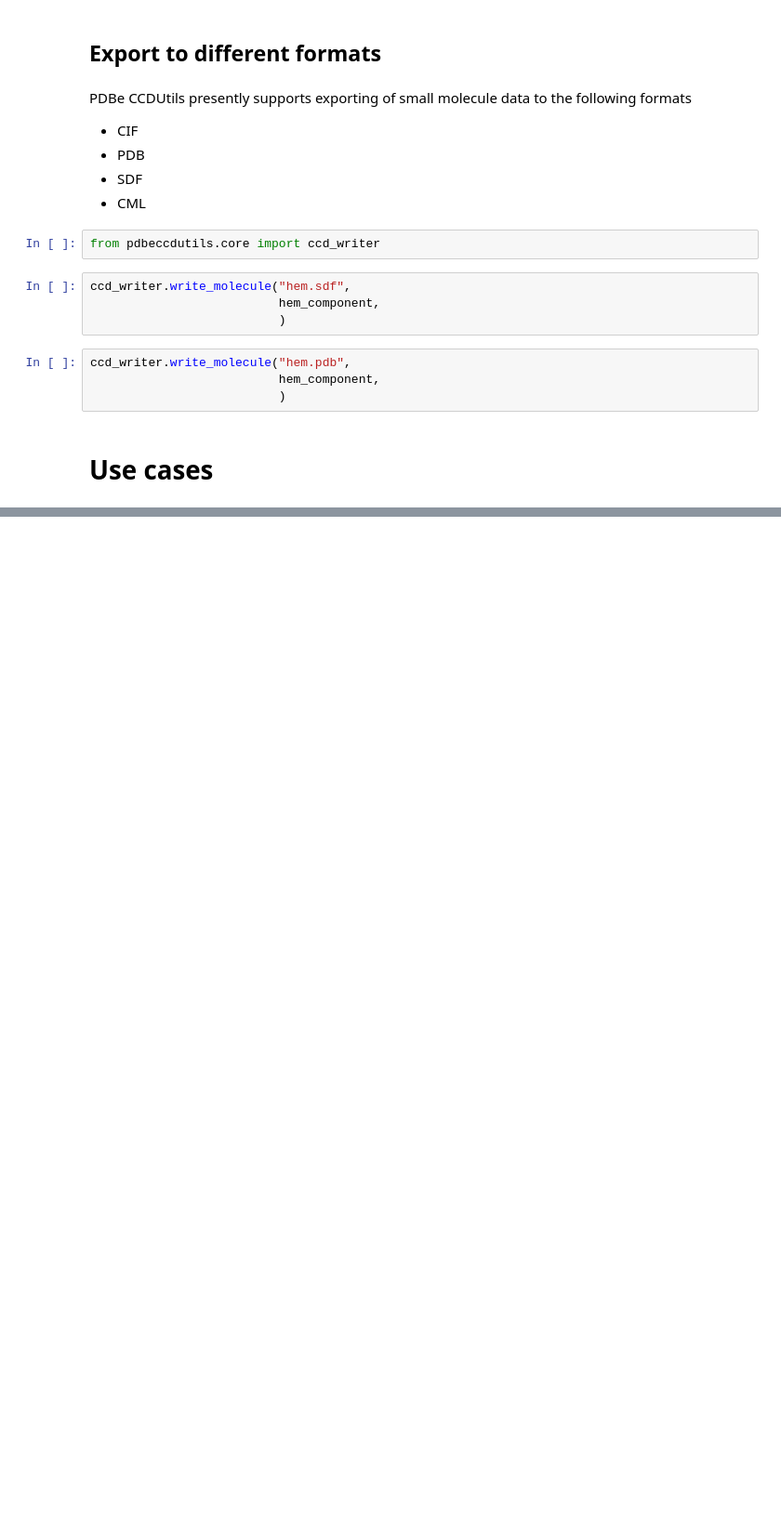
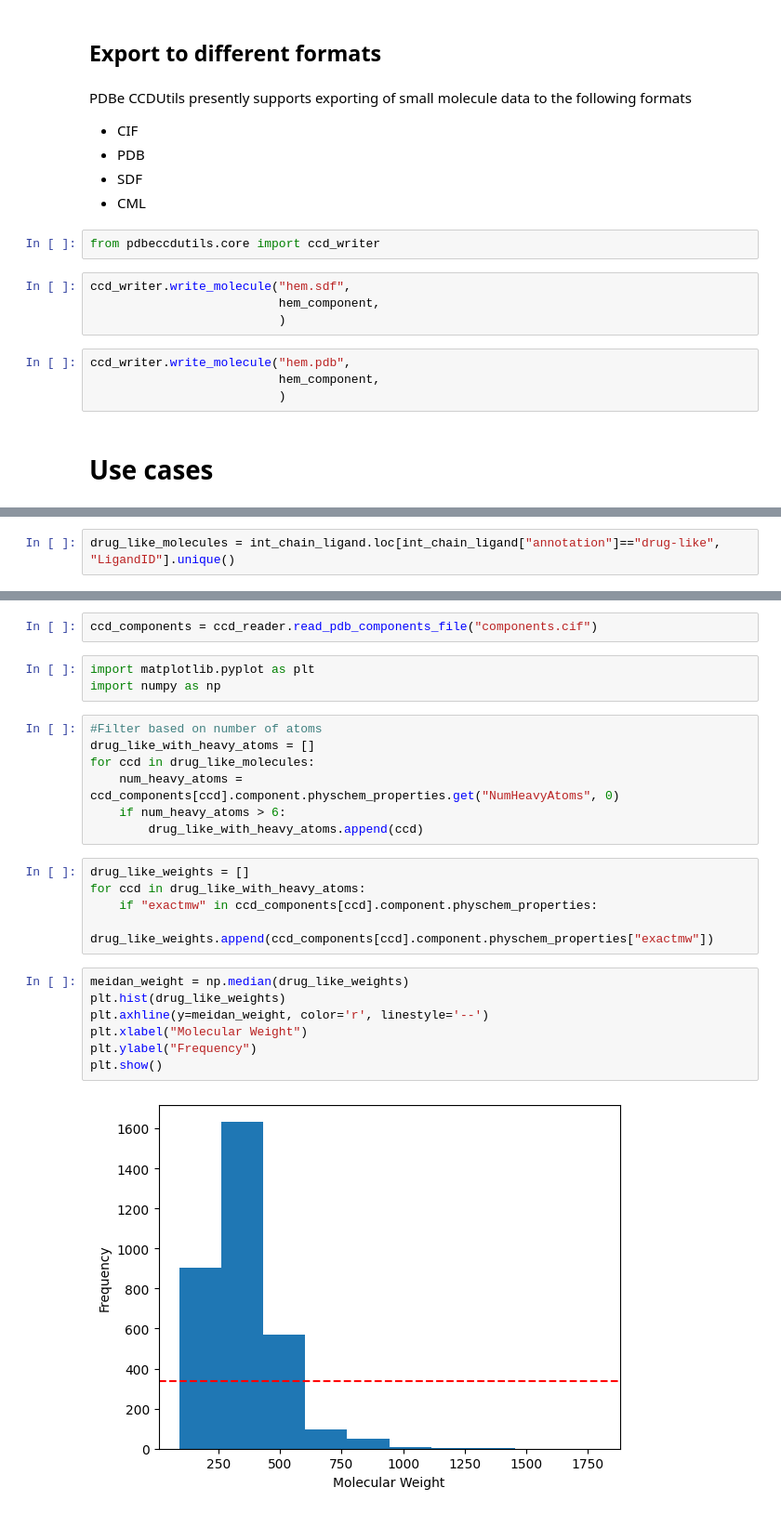
Before and after one commit to PDBeurope/pdbe-notebooks, a Jupyter notebook: pdbeccdutils_tutorials/spring_school_cadd/pdbeccdutils.ipynb, the cells around one changed output, grey strips where cells are left out. Shown: that part at 93% size. Saved outputs shown, nothing was run; the diff lists cells and outputs as text; blank space fills up the shorter version.

```diff
--- a/pdbeccdutils_tutorials/spring_school_cadd/pdbeccdutils.ipynb
+++ b/pdbeccdutils_tutorials/spring_school_cadd/pdbeccdutils.ipynb
@@ -195,0 +316,2 @@ ccd_writer.write_molecule("hem.pdb",
+# %%
+drug_like_molecules = int_chain_ligand.loc[int_chain_ligand["annotation"]=="drug-like", "LigandID"].unique()
@@ -195,0 +326,26 @@ ccd_writer.write_molecule("hem.pdb",
+# %%
+ccd_components = ccd_reader.read_pdb_components_file("components.cif")
+# %%
+import matplotlib.pyplot as plt
+import numpy as np
+# %%
+#Filter based on number of atoms
+drug_like_with_heavy_atoms = []
+for ccd in drug_like_molecules:
+    num_heavy_atoms = ccd_components[ccd].component.physchem_properties.get("NumHeavyAtoms", 0)
+    if num_heavy_atoms > 6:
+        drug_like_with_heavy_atoms.append(ccd)
+# %%
+drug_like_weights = []
+for ccd in drug_like_with_heavy_atoms:
+    if "exactmw" in ccd_components[ccd].component.physchem_properties:
+        drug_like_weights.append(ccd_components[ccd].component.physchem_properties["exactmw"])
+# %%
+meidan_weight = np.median(drug_like_weights)
+plt.hist(drug_like_weights)
+plt.axhline(y=meidan_weight, color='r', linestyle='--')
+plt.xlabel("Molecular Weight")
+plt.ylabel("Frequency")
+plt.show()
+# %% [output]
+[figure, added]
```
Also changed, not shown: parts of 26 cells of this notebook.
